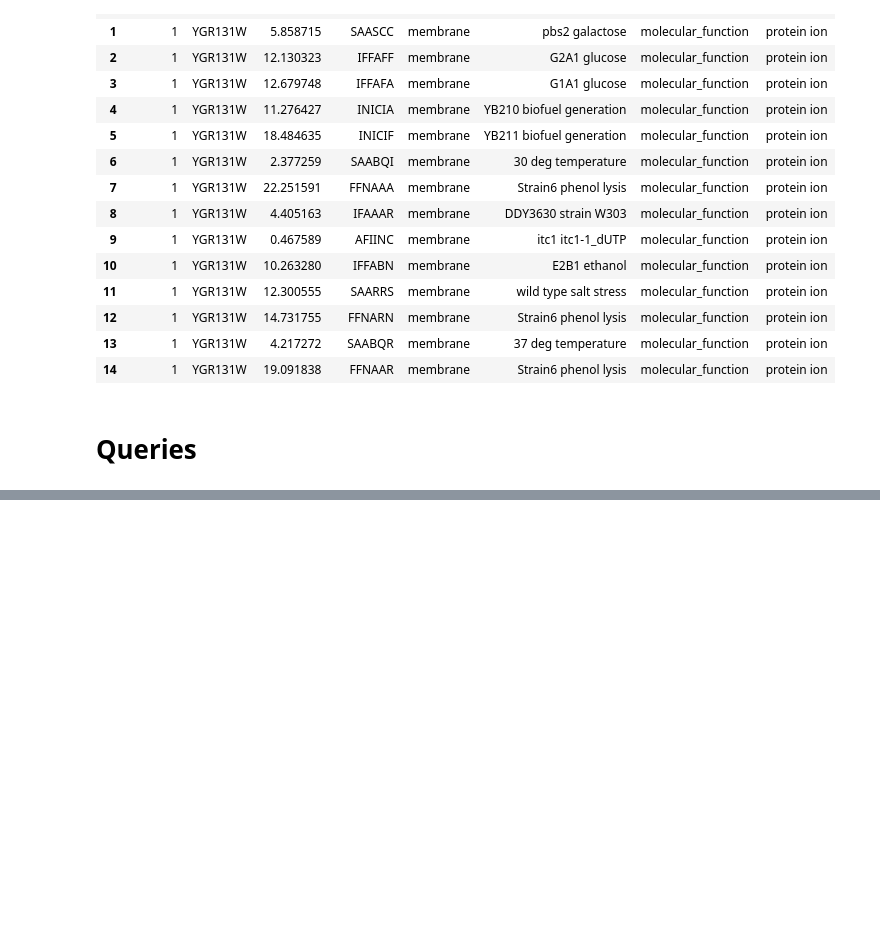
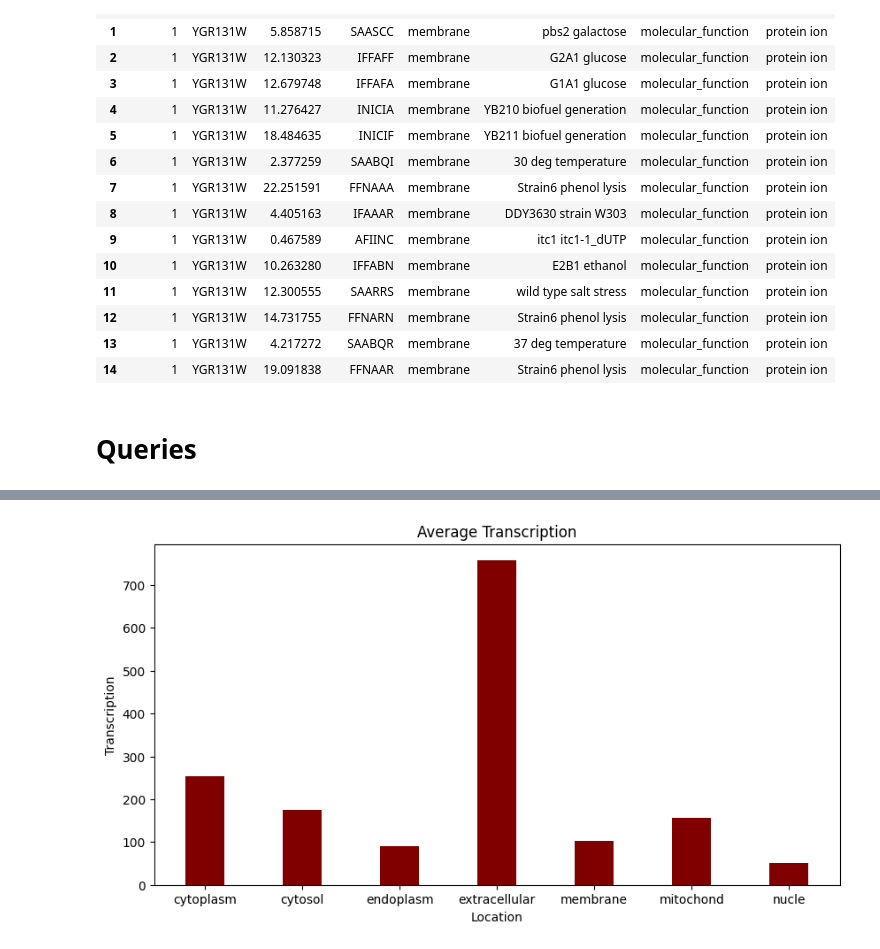
Before and after one commit to wanderingAviator/DataLakeProject, a Jupyter notebook: archive_4.ipynb, the cells around one changed output, grey strips where cells are left out. Cells and saved outputs as stored; diff of their text form; code cells hidden in the pictures; blank space fills up the shorter version.

```diff
--- a/archive_4.ipynb
+++ b/archive_4.ipynb
@@ -144,0 +196,5 @@ Expressiondf.loc[(Expressiondf[])]
+# %%
+lt = Expressiondf.groupby("Location")['Transcript'].agg('mean')
+# %%
+lt_df = lt.to_frame()
+lt_df
@@ -144,0 +211,9 @@ Expressiondf.loc[(Expressiondf[])]
+# %%
+fig = plt.figure(figsize = (10, 5))
+plt.bar(lt_df.index, lt_df.Transcript, color ='maroon', width = 0.4)
+plt.xlabel("Location")
+plt.ylabel("Transcription")
+plt.title("Average Transcription")
+plt.show()
+# %% [output]
+[figure, added]
```
Also changed, not shown: parts of 9 cells of this notebook.
